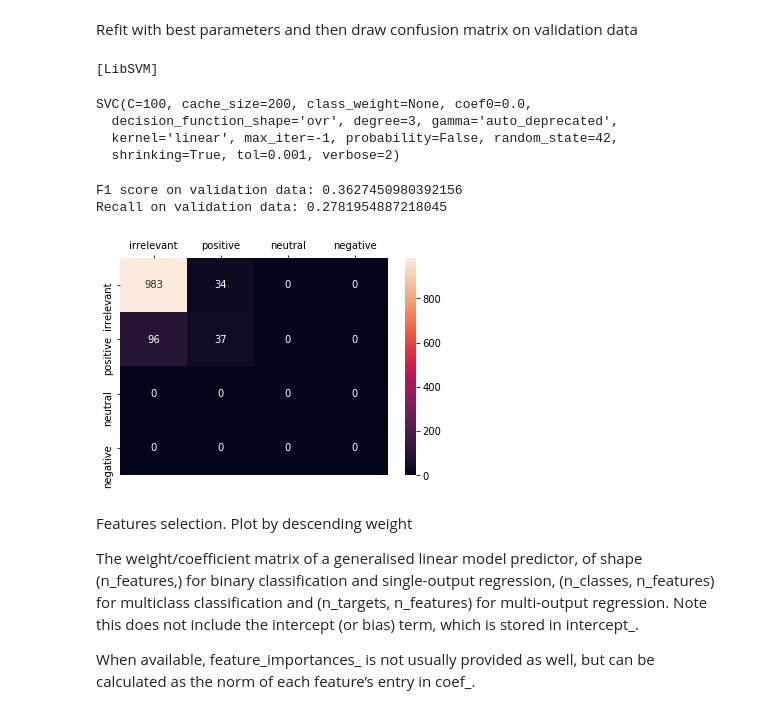
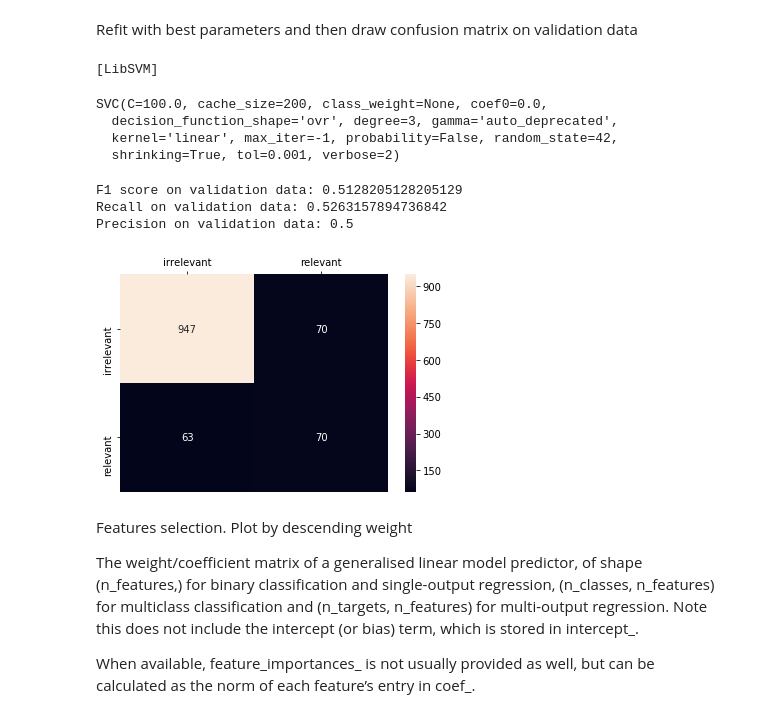
Before and after one commit to elRava/master_thesis_sentiment_analysis, a Jupyter notebook: src/Classification_Tests.ipynb, the cells around one changed output. Saved outputs shown, nothing was run; the diff lists cells and outputs as text; code cells hidden in the pictures.

```diff
--- a/src/Classification_Tests.ipynb
+++ b/src/Classification_Tests.ipynb
@@ -463,7 +467,9 @@ vec = TfidfVectorizer(ngram_range=(1,2), lowercase=False)
 # final dataset for the classification
 train_X = vec.fit_transform(train_dataset_X)
 train_y = np.empty([train_dataset_y.shape[0], 1]).ravel()
-
+valid_X = vec.transform(valid_dataset_X)
+valid_y = np.empty([valid_dataset_y.shape[0], 1]).ravel()
+# training
 for i in range(train_dataset_y.shape[0]):
     if train_dataset_y[i] == 'irrilevante':
         train_y[i] = 0
@@ -473,3 +479,13 @@ for i in range(train_dataset_y.shape[0]):
         train_y[i] = 1
     elif train_dataset_y[i] == 'negativo':
         train_y[i] = 1
+# validation
+for i in range(valid_dataset_y.shape[0]):
+    if valid_dataset_y[i] == 'irrilevante':
+        valid_y[i] = 0
+    elif valid_dataset_y[i] == 'positivo':
+        valid_y[i] = 1
+    elif valid_dataset_y[i] == 'neutro':
+        valid_y[i] = 1
+    elif valid_dataset_y[i] == 'negativo':
+        valid_y[i] = 1
@@ -486,7 +511,7 @@ svm_clf = svm.SVC(kernel='linear', decision_function_shape='ovr', verbose=2, ran
 tuned_parameters = {'C': np.logspace(-3, 3, 7),}
 
 # f1, f1_macro (for multiclass), recall
-scores = ['recall']
+scores = ['f1']
 
 for score in scores:
     print("# Tuning hyper-parameters for %s" % score)
@@ -532,26 +557,28 @@ train_X_cf, test_X_cf, train_y_cf, test_y_cf = train_test_split(train_X, train_y
 # %%
-best_clf = svm.SVC(kernel='linear', C=100, decision_function_shape='ovr', verbose=2, random_state=42)
-best_clf.fit(train_X_cf, train_y_cf)
+best_clf = svm.SVC(kernel='linear', C=clf.best_params_['C'], decision_function_shape='ovr', verbose=2, random_state=42)
+best_clf.fit(train_X, train_y)
 # %% [output]
 [LibSVM]
-SVC(C=100, cache_size=200, class_weight=None, coef0=0.0,
+SVC(C=100.0, cache_size=200, class_weight=None, coef0=0.0,
   decision_function_shape='ovr', degree=3, gamma='auto_deprecated',
   kernel='linear', max_iter=-1, probability=False, random_state=42,
   shrinking=True, tol=0.001, verbose=2)
 # %%
 # predictions
-pred_y_cf = best_clf.predict(test_X_cf)
+pred_y = best_clf.predict(valid_X)
 # %%
-# 0=irrilevante, 1=positivo, 2=neutro, 3=negativo
-print('F1 score on validation data: ' + str(f1_score(test_y_cf, pred_y_cf)))
-print('Recall on validation data: ' + str(recall_score(test_y_cf, pred_y_cf)))
-cm = confusion_matrix(test_y_cf, pred_y_cf, labels=[0, 1, 2, 3])
-ax = sns.heatmap(cm, annot=True, xticklabels=['irrelevant','positive','neutral', 'negative'], yticklabels=['irrelevant','positive','neutral', 'negative'], fmt="d")
+# 0=irrilevante, 1=rilevante
+print('F1 score on validation data: ' + str(f1_score(valid_y, pred_y, average='binary')))
+print('Recall on validation data: ' + str(recall_score(valid_y, pred_y)))
+print('Precision on validation data: ' + str(precision_score(valid_y, pred_y)))
+cm = confusion_matrix(valid_y, pred_y, labels=[0, 1])
+ax = sns.heatmap(cm, annot=True, xticklabels=['irrelevant','relevant'], yticklabels=['irrelevant','relevant'], fmt="d")
 ax.xaxis.set_ticks_position('top')
 # %% [output]
-F1 score on validation data: 0.3627450980392156
-Recall on validation data: 0.2781954887218045
+F1 score on validation data: 0.5128205128205129
+Recall on validation data: 0.5263157894736842
+Precision on validation data: 0.5
-[figure, old version]
+[figure, new version]
 # %% [markdown]
 Features selection. Plot by descending weight
 
```
Also changed, not shown: parts of 79 cells of this notebook.
